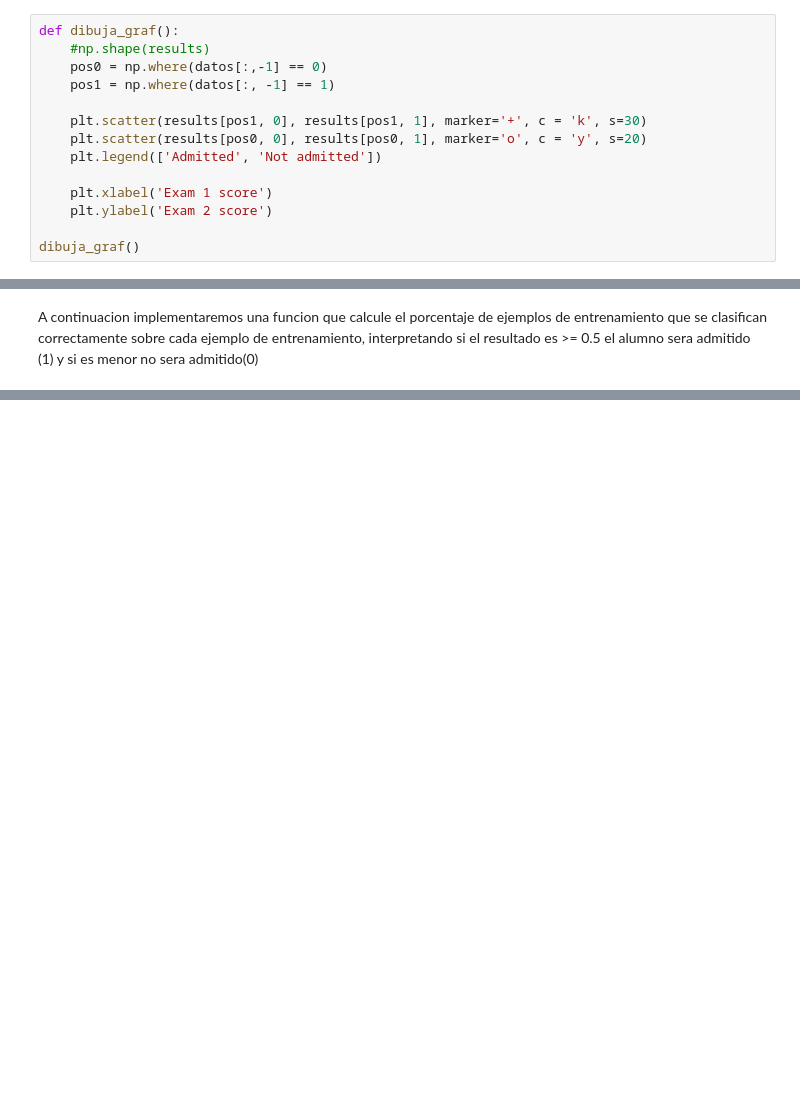
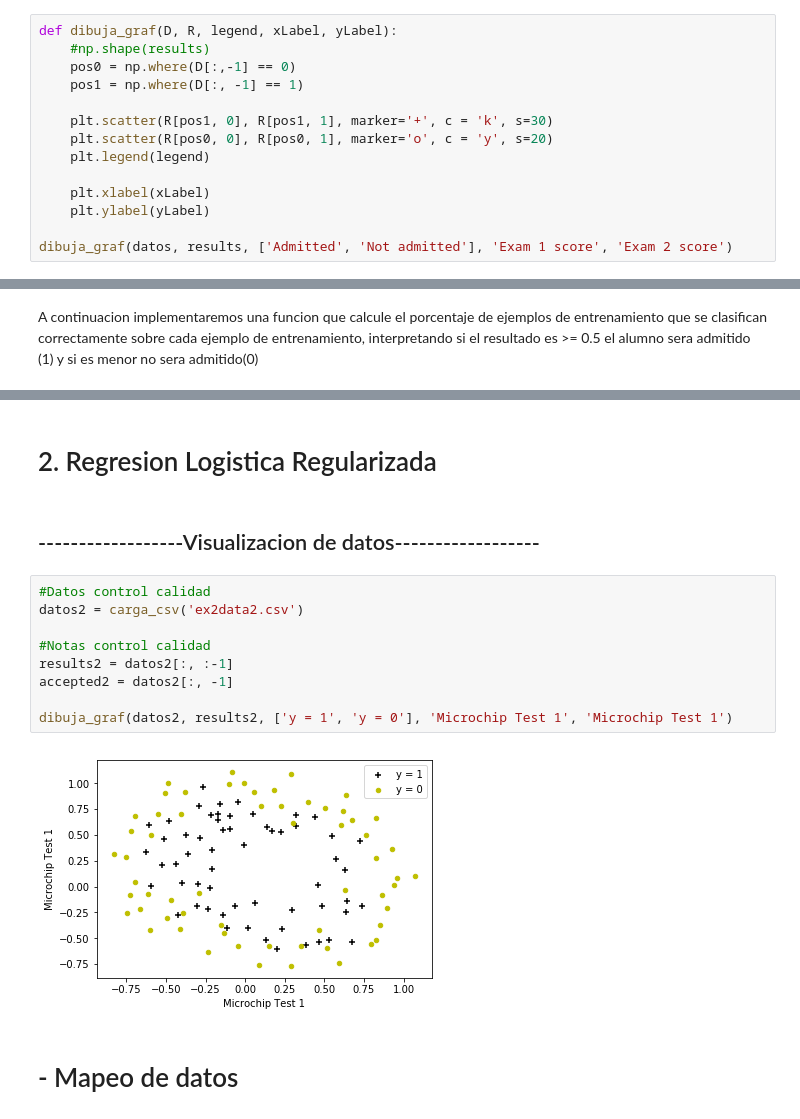
Before and after one commit to Filinouns/AAMD, a Jupyter notebook: P2_AA.ipynb, the cells around one changed output, grey strips where cells are left out. Saved outputs shown, nothing was run; the diff lists cells and outputs as text; blank space fills up the shorter version.

```diff
--- a/P2_AA.ipynb
+++ b/P2_AA.ipynb
@@ -41,19 +42,19 @@ theta = np.zeros((1, n))
 
 Dibujamos los datos de los examenes para obtener un resultado mas visual
 # %%
-def dibuja_graf():
+def dibuja_graf(D, R, legend, xLabel, yLabel):
     #np.shape(results)
-    pos0 = np.where(datos[:,-1] == 0)
-    pos1 = np.where(datos[:, -1] == 1)
+    pos0 = np.where(D[:,-1] == 0)
+    pos1 = np.where(D[:, -1] == 1)
 
-    plt.scatter(results[pos1, 0], results[pos1, 1], marker='+', c = 'k', s=30)
-    plt.scatter(results[pos0, 0], results[pos0, 1], marker='o', c = 'y', s=20)
-    plt.legend(['Admitted', 'Not admitted'])
+    plt.scatter(R[pos1, 0], R[pos1, 1], marker='+', c = 'k', s=30)
+    plt.scatter(R[pos0, 0], R[pos0, 1], marker='o', c = 'y', s=20)
+    plt.legend(legend)
 
-    plt.xlabel('Exam 1 score')
-    plt.ylabel('Exam 2 score')
+    plt.xlabel(xLabel)
+    plt.ylabel(yLabel)
 
-dibuja_graf()
+dibuja_graf(datos, results, ['Admitted', 'Not admitted'], 'Exam 1 score', 'Exam 2 score')
 # %% [output]
 [figure]
 # %%
@@ -106,0 +120,17 @@ A continuacion implementaremos una funcion que calcule el porcentaje de ejemplos
+# %% [markdown]
+# 2. Regresion Logistica Regularizada
+# %% [markdown]
+## ------------------Visualizacion de datos------------------
+# %%
+#Datos control calidad
+datos2 = carga_csv('ex2data2.csv')
+
+#Notas control calidad
+results2 = datos2[:, :-1]
+accepted2 = datos2[:, -1]
+
+dibuja_graf(datos2, results2, ['y = 1', 'y = 0'], 'Microchip Test 1', 'Microchip Test 1')
+# %% [output]
+[figure, added]
+# %% [markdown]
+# - Mapeo de datos
```
Also changed, not shown: parts of 5 cells of this notebook.
